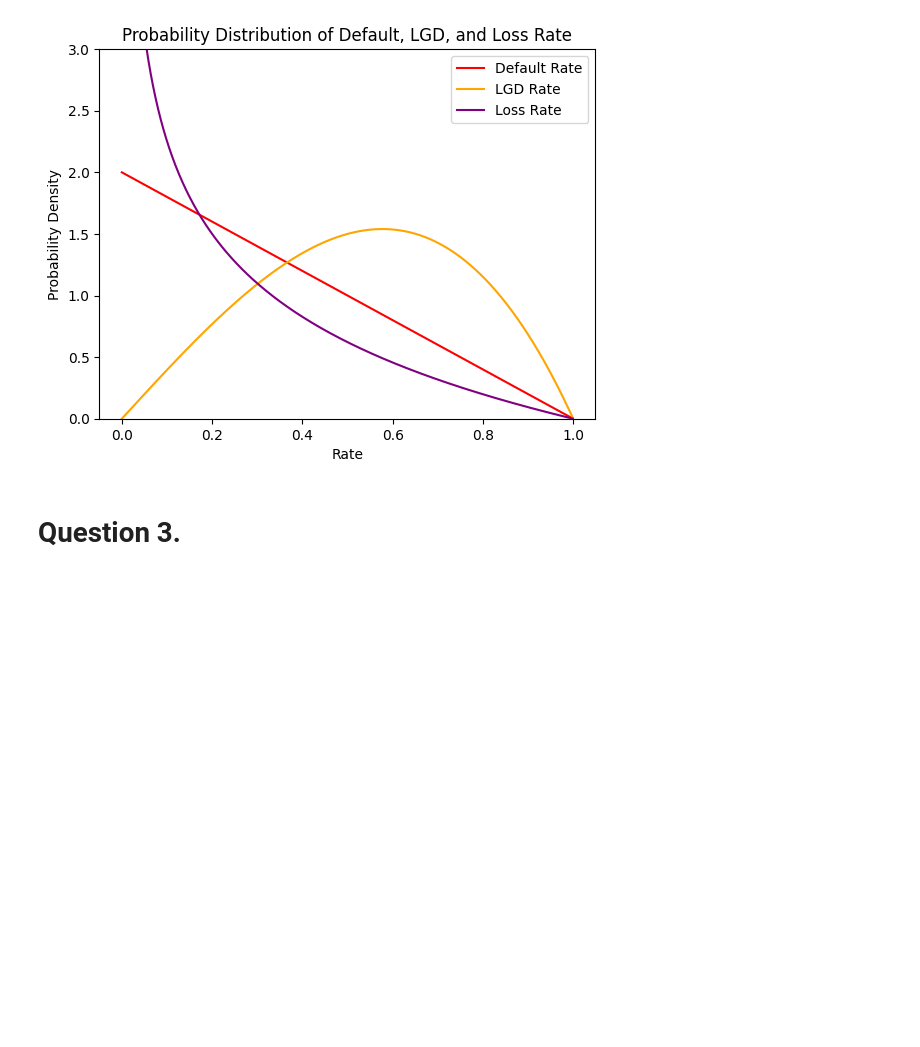
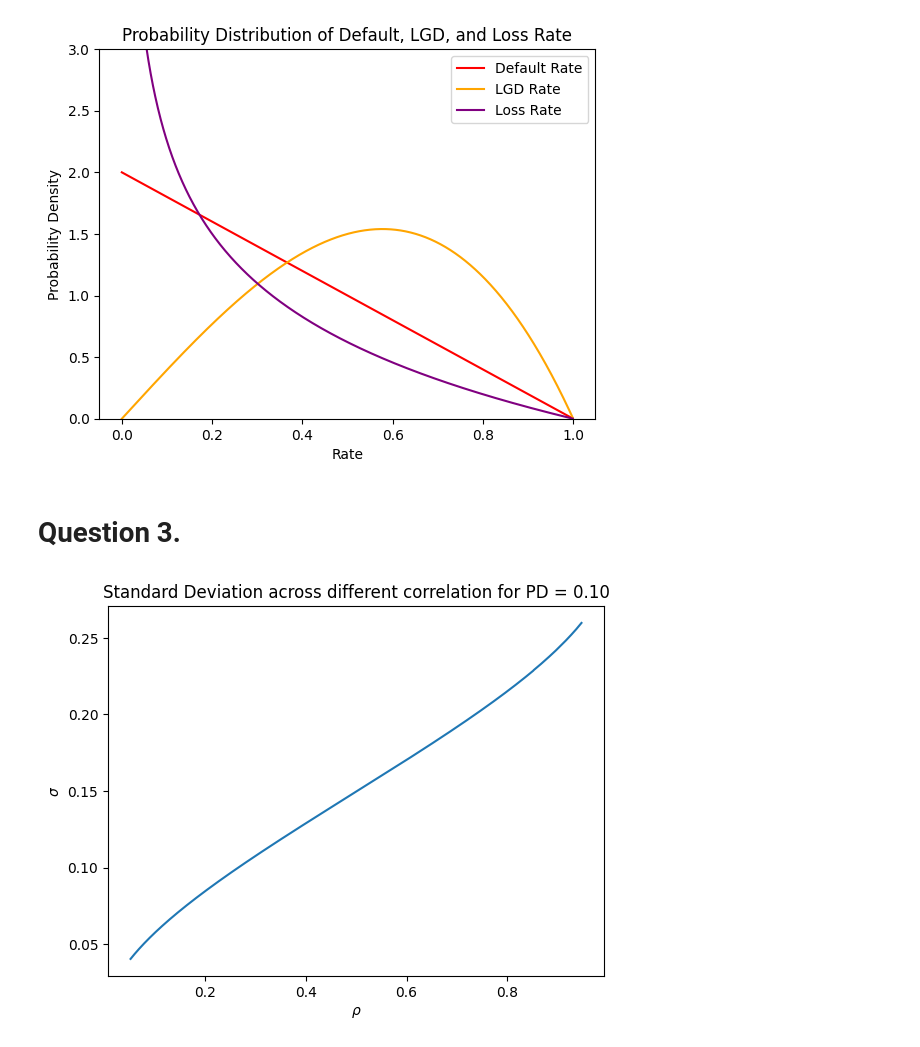
Before and after one commit to kwhyun97/Portfolio-Credit-Risk, a Jupyter notebook: Assignment/Assignment 3/Assignment_3_Code_Ki_Hyun.ipynb, the cells around one changed output. Drawn from its saved outputs; the diff is of its cells as text; code cells hidden in the pictures; blank space fills up the shorter version.

```diff
--- a/Assignment/Assignment 3/Assignment_3_Code_Ki_Hyun.ipynb
+++ b/Assignment/Assignment 3/Assignment_3_Code_Ki_Hyun.ipynb
@@ -85,3 +93,36 @@ plt.show()
 [figure]
 # %% [markdown]
 # Question 3.
+# %%
+def Vasicek_pdf(x, p, rho):
+    return np.sqrt((1 - rho)/rho) * np.exp(-(np.sqrt(1 - rho)*norm.ppf(x) - norm.ppf(p))**2 /(2 * rho) +
+                                           (norm.ppf(x))**2 /2)
+# %%
+def Vasicek_sd(rho, p):
+    def f(x):
+        return (x - p)**2 * Vasicek_pdf(x, p, rho)
+
+    result, error = quad(f, 0, 1)
+
+    return np.sqrt(result)
+# %%
+rhos = np.arange(start = 0.05, stop = 0.95, step = 0.001)
+partial_Vasicek_sd = partial(Vasicek_sd, p = 0.1)
+sds = np.vectorize(partial_Vasicek_sd)(rhos[1:-1])
+# %%
+# Create a figure and axis
+fig, ax = plt.subplots()
+
+# Plot the data for default rate
+ax.plot(rhos[1:-1], sds)
+
+# Add labels and title
+ax.set_xlabel(r'$\rho$')
+ax.set_ylabel(r'$\sigma$')
+ax.set_title('Standard Deviation across different correlation for PD = 0.10')
+
+# Show the plot
+plt.show()
+None
+# %% [output]
+[figure, added]
```
Also changed, not shown: parts of 13 cells of this notebook, 7 other files.
